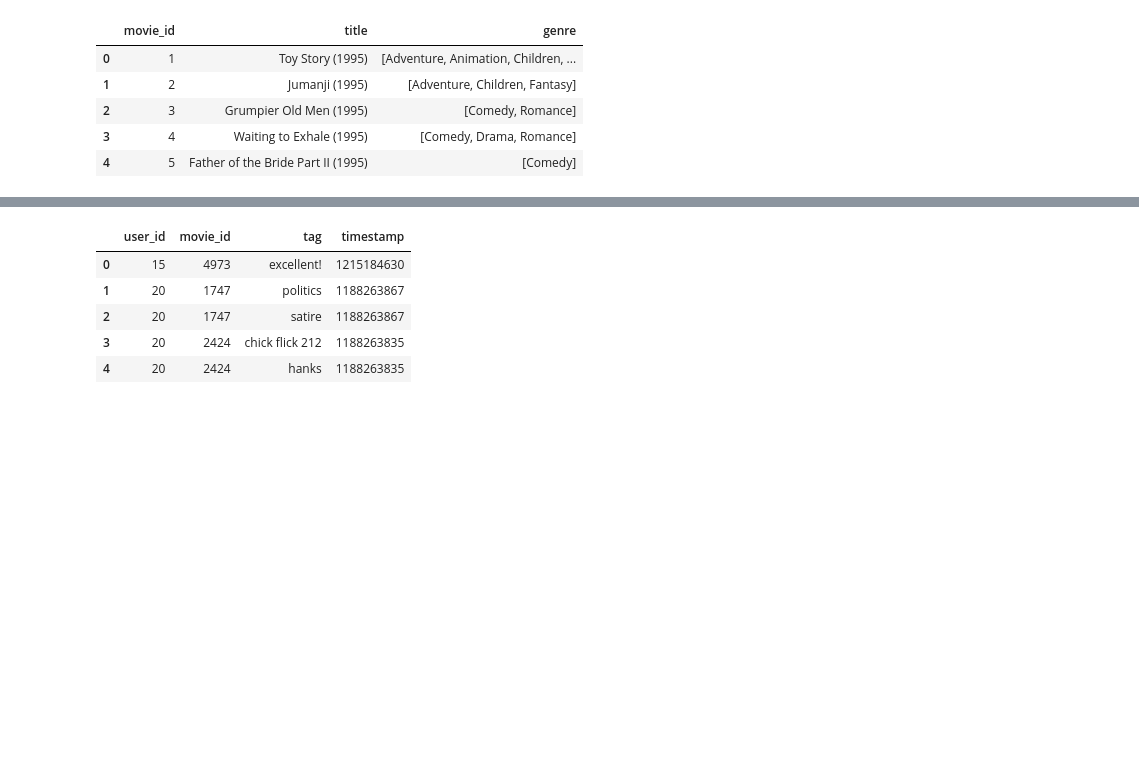
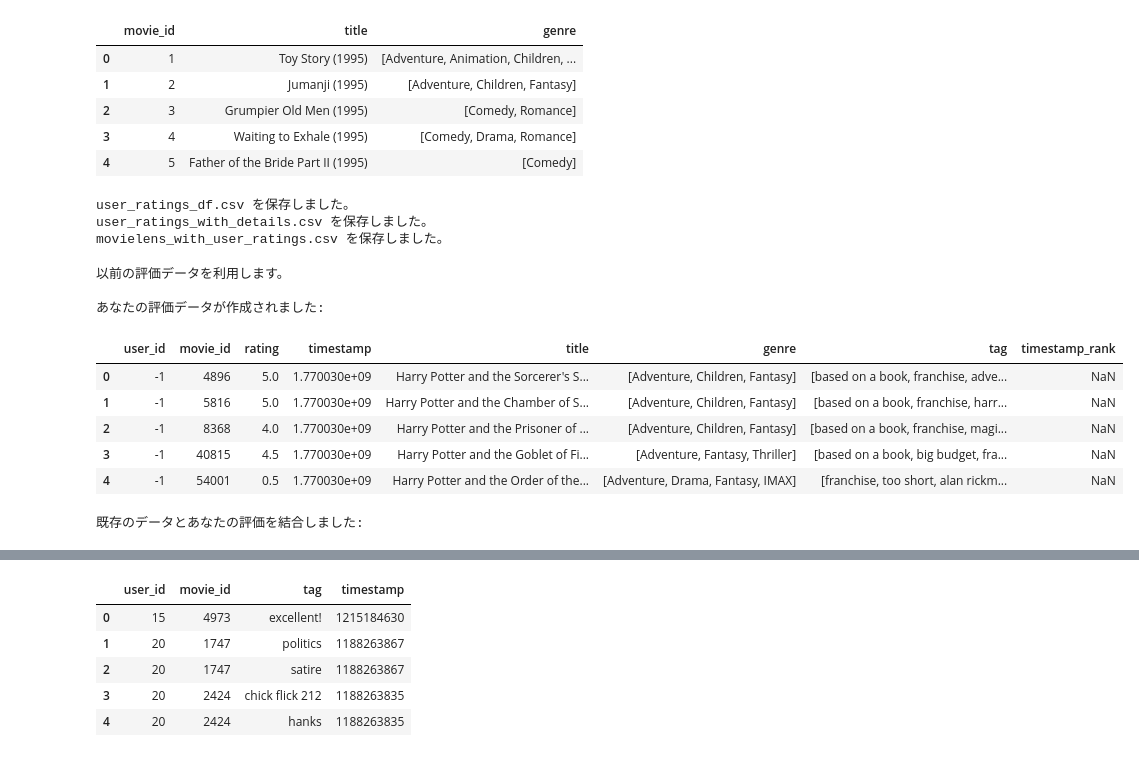
Before and after one commit to momokaakiyama/cinema, a Jupyter notebook: chapter5/colab/data_download.ipynb, the cells around one changed output, grey strips where cells are left out. Drawn from its saved outputs; the diff is of its cells as text; code cells hidden in the pictures; blank space fills up the shorter version.

```diff
--- a/chapter5/colab/data_download.ipynb
+++ b/chapter5/colab/data_download.ipynb
@@ -48,0 +95,57 @@ movies.head()
+# %%
+# ユーザー評価データのみをCSVに保存
+if 'user_ratings_df' in locals() and not user_ratings_df.empty:
+    user_ratings_df.to_csv('user_ratings_df.csv', index=False)
+    print("user_ratings_df.csv を保存しました。")
+else:
+    print("user_ratings_df が見つからないか空のため、保存できませんでした。")
+
+# ユーザー評価と映画詳細がマージされたデータをCSVに保存
+if 'user_ratings_with_details' in locals() and not user_ratings_with_details.empty:
+    user_ratings_with_details.to_csv('user_ratings_with_details.csv', index=False)
+    print("user_ratings_with_details.csv を保存しました。")
+else:
+    print("user_ratings_with_details が見つからないか空のため、保存できませんでした。")
+
+# 全てのデータ（既存＋ユーザー評価）をCSVに保存
+if 'movielens_with_user_ratings' in locals() and not movielens_with_user_ratings.empty:
+    movielens_with_user_ratings.to_csv('movielens_with_user_ratings.csv', index=False)
+    print("movielens_with_user_ratings.csv を保存しました。")
+else:
+    print("movielens_with_user_ratings が見つからないか空のため、保存できませんでした。")
+# %% [output]
+user_ratings_df.csv を保存しました。
+user_ratings_with_details.csv を保存しました。
+movielens_with_user_ratings.csv を保存しました。
+# %%
+# Assuming user_ratings_df is already defined from a previous run.
+# If it's not defined, this cell will indicate that the user needs to provide input first.
+
+if 'user_ratings_df' in locals() and not user_ratings_df.empty:
+    print("以前の評価データを利用します。")
+
+    # user_ratings_dfに映画の詳細情報をマージする
+    user_ratings_with_details = user_ratings_df.merge(movies, on='movie_id', how='left')
+    # timestamp_rankを追加する（ユーザー評価は最新として扱うため、NaNで問題ない）
+    user_ratings_with_details['timestamp_rank'] = np.nan # ユーザー評価は最新なのでランクなし
+
+    print("\nあなたの評価データが作成されました:")
+    display(user_ratings_with_details.head())
+
+    # 既存のmovielensデータと結合
+    movielens_with_user_ratings = pd.concat([movielens, user_ratings_with_details], ignore_index=True)
+    print("\n既存のデータとあなたの評価を結合しました:")
+    display(movielens_with_user_ratings.tail())
+else:
+    print("以前の評価データが見つかりません。評価を入力するには、このセルを元の形に戻し、実行してください。")
+# %% [output]
+以前の評価データを利用します。
+
+あなたの評価データが作成されました:
+|  | user_id | movie_id | rating | timestamp | title | genre | tag | timestamp_rank |
+| 0 | -1 | 4896 | 5.0 | 1.770030e+09 | Harry Potter and the Sorcerer's S... | [Adventure, Children, Fantasy] | [based on a book, franchise, adve... | NaN |
+| 1 | -1 | 5816 | 5.0 | 1.770030e+09 | Harry Potter and the Chamber of S... | [Adventure, Children, Fantasy] | [based on a book, franchise, harr... | NaN |
+| 2 | -1 | 8368 | 4.0 | 1.770030e+09 | Harry Potter and the Prisoner of ... | [Adventure, Children, Fantasy] | [based on a book, franchise, magi... | NaN |
+| 3 | -1 | 40815 | 4.5 | 1.770030e+09 | Harry Potter and the Goblet of Fi... | [Adventure, Fantasy, Thriller] | [based on a book, big budget, fra... | NaN |
+| 4 | -1 | 54001 | 0.5 | 1.770030e+09 | Harry Potter and the Order of the... | [Adventure, Drama, Fantasy, IMAX] | [franchise, too short, alan rickm... | NaN |
+既存のデータとあなたの評価を結合しました:
```
Also changed, not shown: parts of 9 cells of this notebook.
